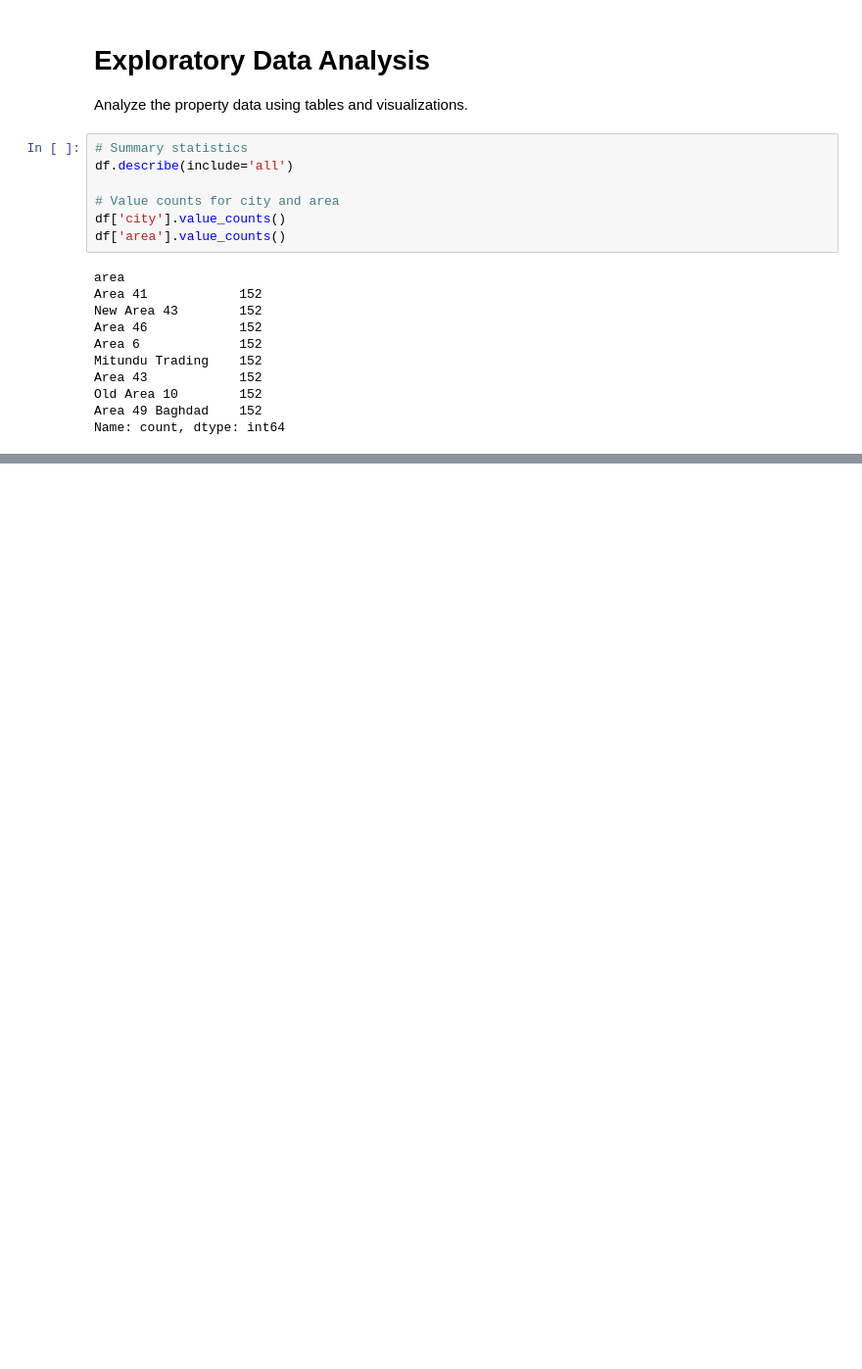
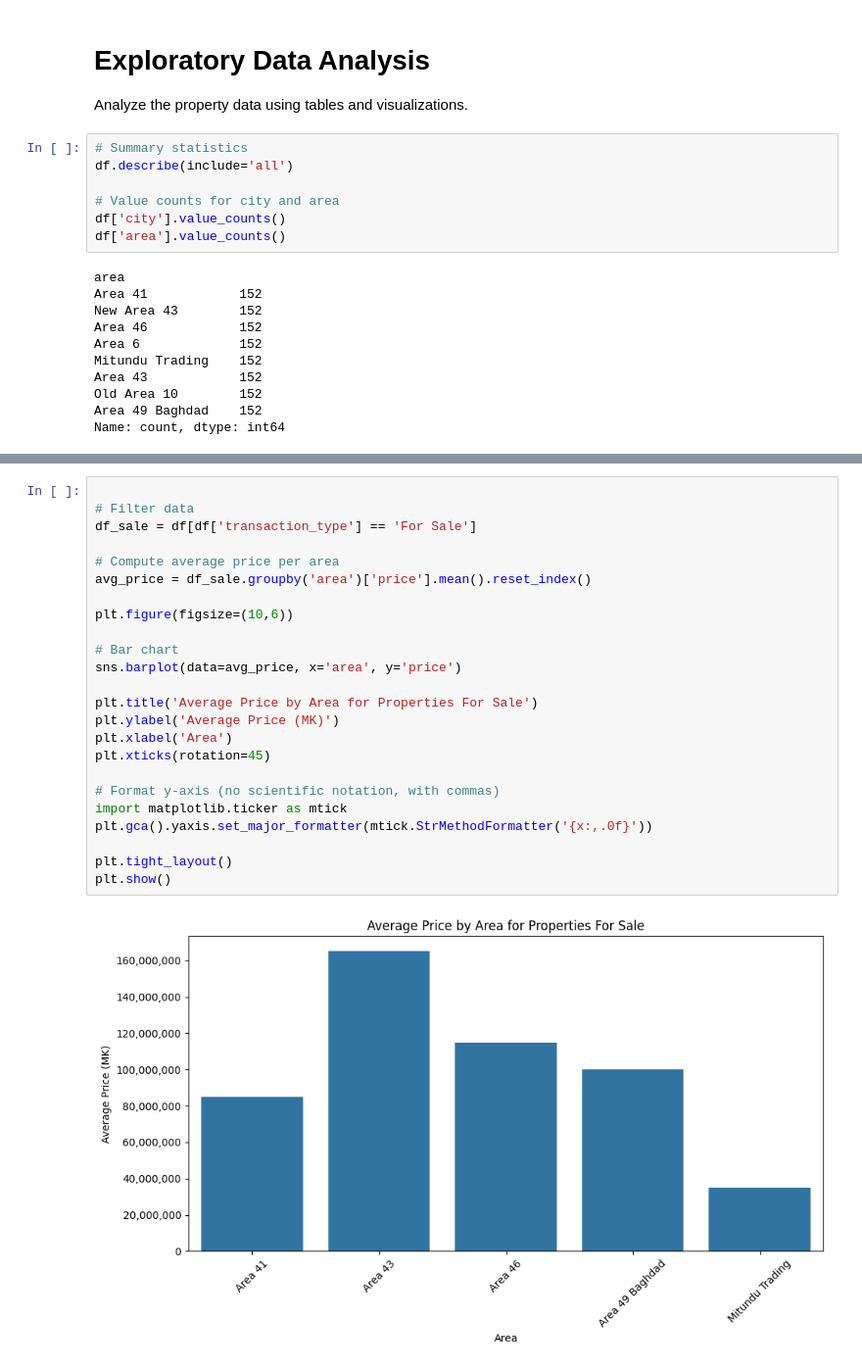
Before and after one commit to Steven-Nanga/Property, a Jupyter notebook: LilongwePropertyAnalysis.ipynb, the cells around one changed output, grey strips where cells are left out. Shown at 98% size. Drawn from its saved outputs; the diff is of its cells as text; blank space fills up the shorter version.

Commit message:
Barchart : price Vs area

```diff
--- a/LilongwePropertyAnalysis.ipynb
+++ b/LilongwePropertyAnalysis.ipynb
@@ -112,0 +148,26 @@ plt.show()
+# %%
+
+# Filter data
+df_sale = df[df['transaction_type'] == 'For Sale']
+
+# Compute average price per area
+avg_price = df_sale.groupby('area')['price'].mean().reset_index()
+
+plt.figure(figsize=(10,6))
+
+# Bar chart
+sns.barplot(data=avg_price, x='area', y='price')
+
+plt.title('Average Price by Area for Properties For Sale')
+plt.ylabel('Average Price (MK)')
+plt.xlabel('Area')
+plt.xticks(rotation=45)
+
+# Format y-axis (no scientific notation, with commas)
+import matplotlib.ticker as mtick
+plt.gca().yaxis.set_major_formatter(mtick.StrMethodFormatter('{x:,.0f}'))
+
+plt.tight_layout()
+plt.show()
+# %% [output]
+[figure, added]
```
Also changed, not shown: parts of 4 cells of this notebook, 1 other file.
